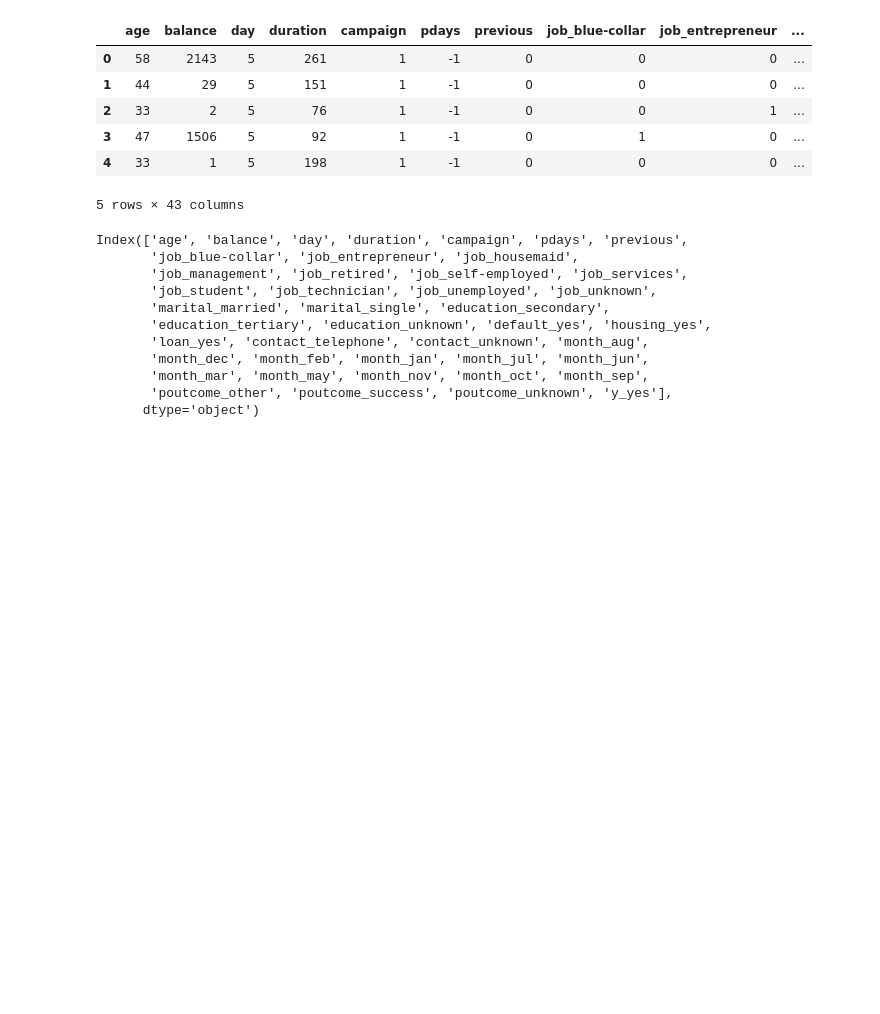
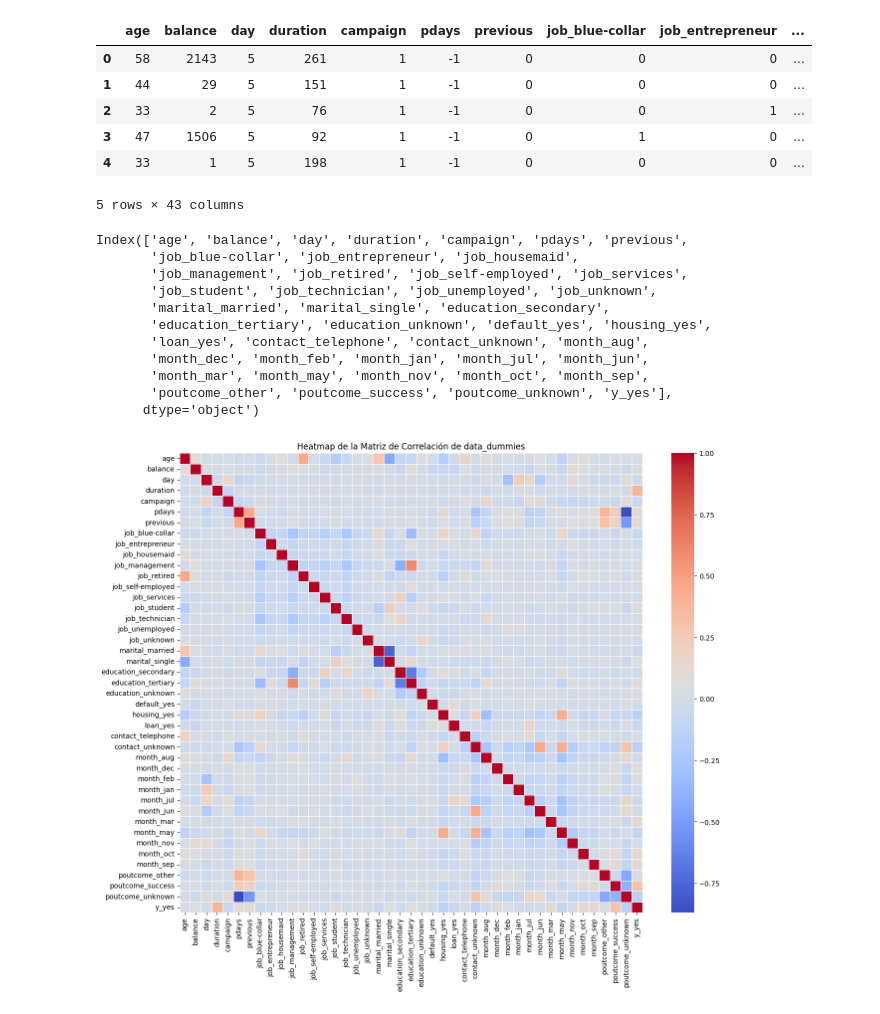
Before and after one commit to luna-as18/Proyecto-2-Analitica, a Jupyter notebook: Limpieza/limpieza.ipynb, the cells around one changed output. Saved outputs shown, nothing was run; the diff lists cells and outputs as text; code cells hidden in the pictures; blank space fills up the shorter version.

```diff
--- a/Limpieza/limpieza.ipynb
+++ b/Limpieza/limpieza.ipynb
@@ -177,3 +177,14 @@ Index(['age', 'balance', 'day', 'duration', 'campaign', 'pdays', 'previous',
 # %%
 # Guardar el DataFrame data_dummies en un archivo CSV separado por ";"
 data_dummies.to_csv('data_dummies.csv', sep=';', index=False)
+# %%
+# Calcular la matriz de correlación
+correlation_matrix_dummies = data_dummies.corr()
+
+# Crear el heatmap
+plt.figure(figsize=(15, 12))
+sns.heatmap(correlation_matrix_dummies, annot=False, cmap='coolwarm', fmt='.2f', linewidths=0.5)
+plt.title('Heatmap de la Matriz de Correlación de data_dummies')
+plt.show()
+# %% [output]
+[figure, added]
```
